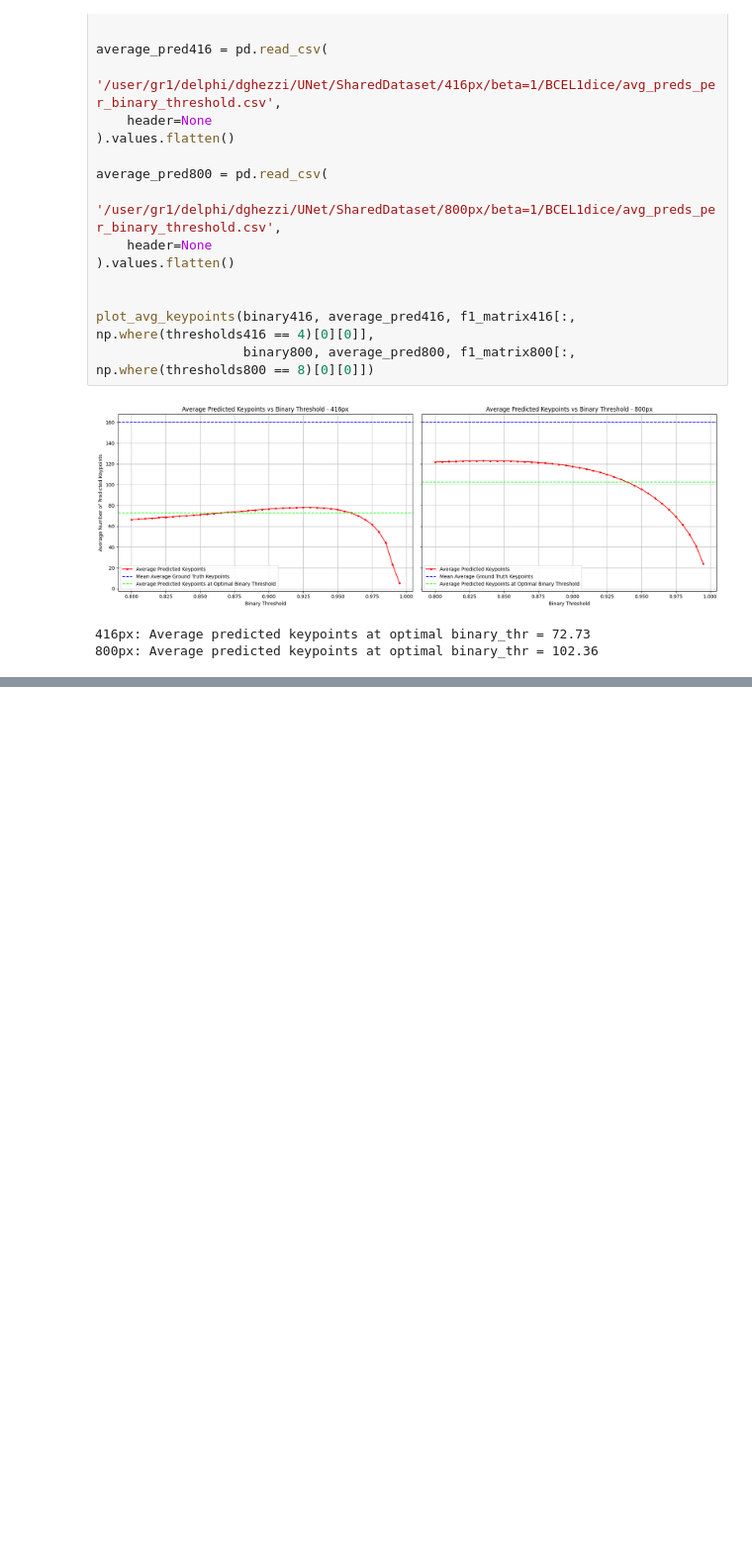
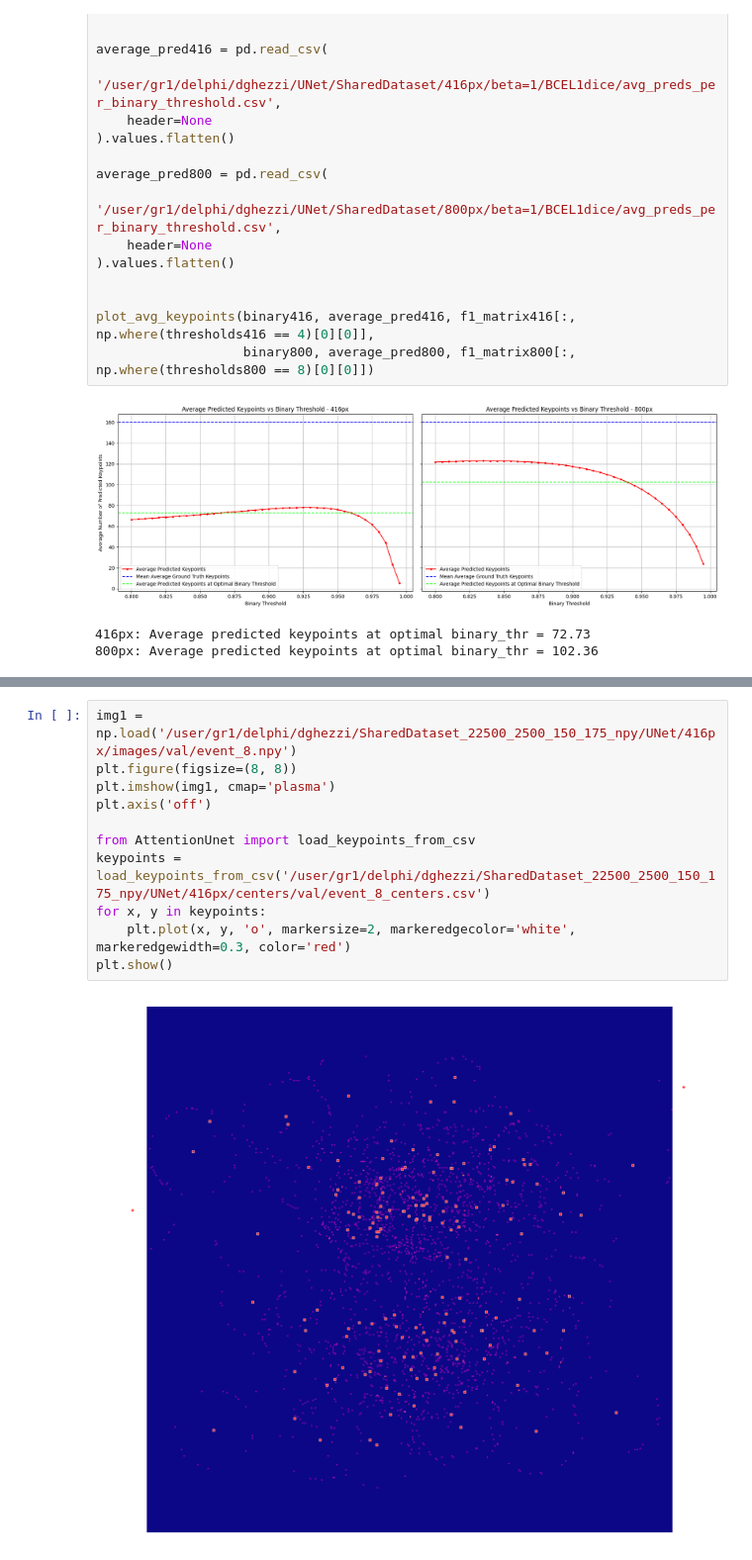
Before and after one commit to DanieleGhezzi25/A-Machine-Learning-Approach-for-Particle-Tracking-in-RICH-Detectors, a Jupyter notebook: UNet/plotsUNet.ipynb, the cells around one changed output, grey strips where cells are left out. Shown at 99% size. Saved outputs shown, nothing was run; the diff lists cells and outputs as text; blank space fills up the shorter version.

```diff
--- a/UNet/plotsUNet.ipynb
+++ b/UNet/plotsUNet.ipynb
@@ -249,0 +290,13 @@ affianca_immagini_tre(img1, img2, img3)
+# %%
+img1 = np.load('/user/gr1/delphi/dghezzi/SharedDataset_22500_2500_150_175_npy/UNet/416px/images/val/event_8.npy')
+plt.figure(figsize=(8, 8))
+plt.imshow(img1, cmap='plasma')
+plt.axis('off')
+
+from AttentionUnet import load_keypoints_from_csv
+keypoints = load_keypoints_from_csv('/user/gr1/delphi/dghezzi/SharedDataset_22500_2500_150_175_npy/UNet/416px/centers/val/event_8_centers.csv')
+for x, y in keypoints:
+    plt.plot(x, y, 'o', markersize=2, markeredgecolor='white', markeredgewidth=0.3, color='red')
+plt.show()
+# %% [output]
+[figure, added]
```
Also changed, not shown: parts of 2 cells of this notebook, 7 other files.
